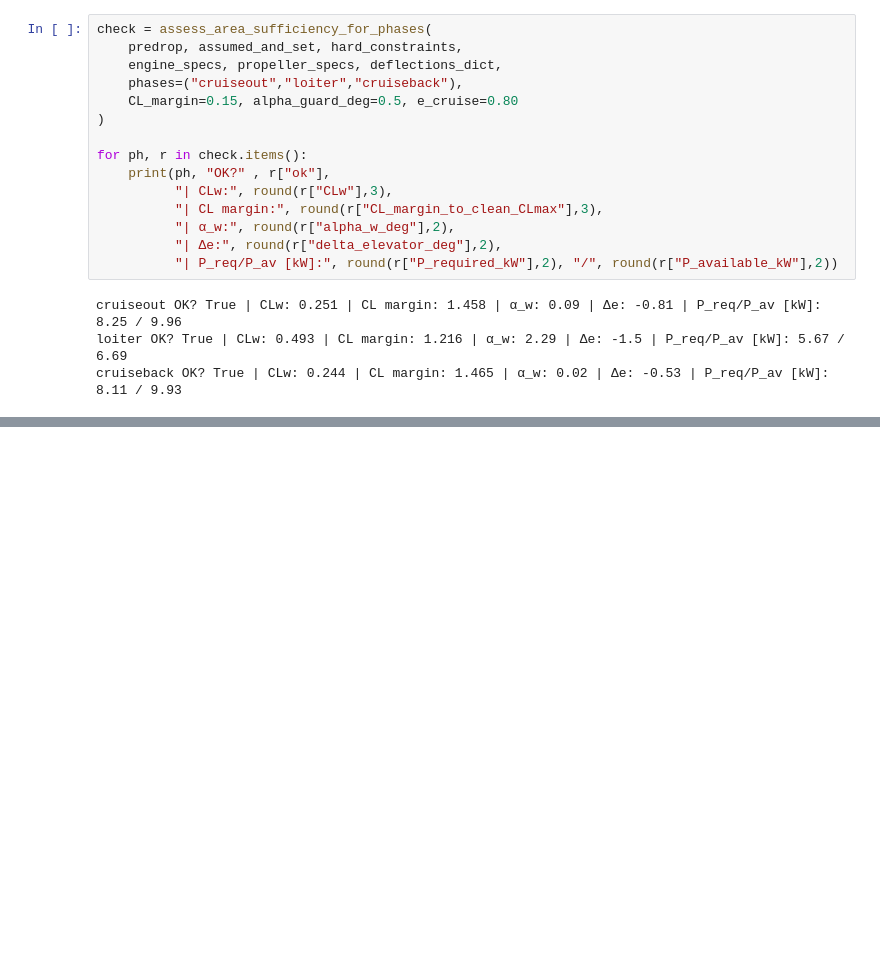
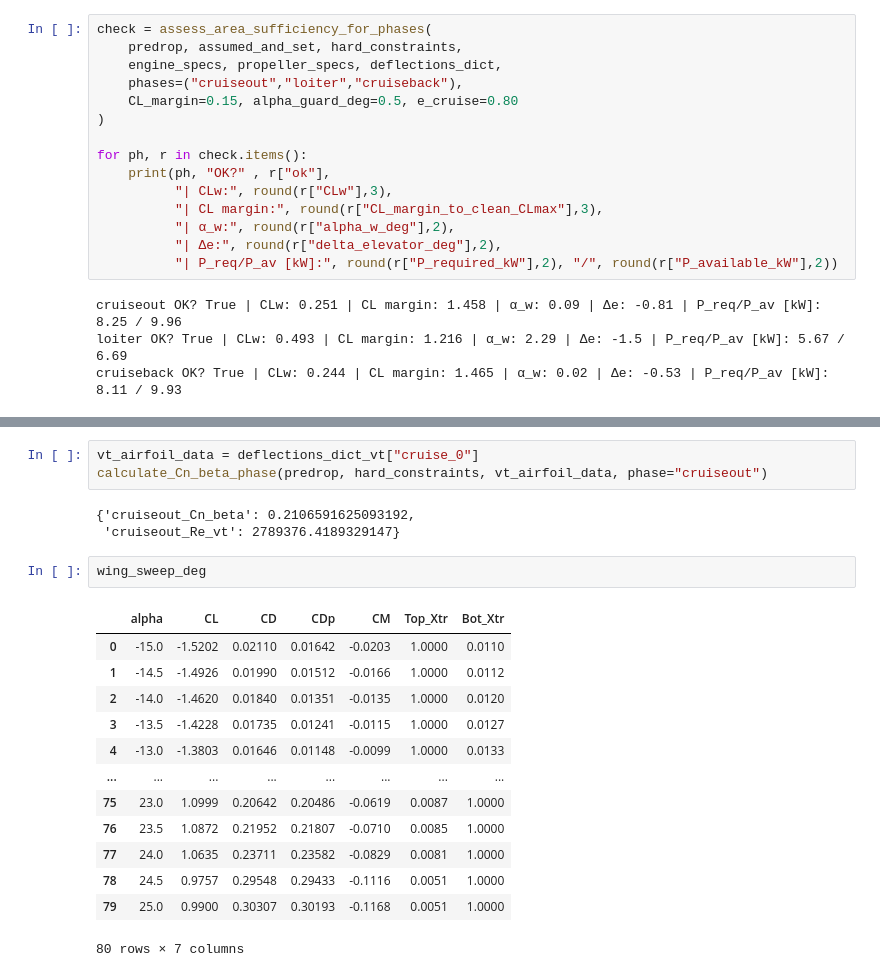
Before and after one commit to staticpwn/UAV, a Jupyter notebook: uav_design_2.ipynb, the cells around one changed output, grey strips where cells are left out. Saved outputs shown, nothing was run; the diff lists cells and outputs as text; blank space fills up the shorter version.

```diff
--- a/uav_design_2.ipynb
+++ b/uav_design_2.ipynb
@@ -1458,0 +1552,22 @@ cruiseback OK? True | CLw: 0.244 | CL margin: 1.465 | α_w: 0.02 | Δe: -0.53 |
+# %%
+vt_airfoil_data = deflections_dict_vt["cruise_0"]
+calculate_Cn_beta_phase(predrop, hard_constraints, vt_airfoil_data, phase="cruiseout")
+# %% [output]
+{'cruiseout_Cn_beta': 0.2106591625093192,
+ 'cruiseout_Re_vt': 2789376.4189329147}
+# %%
+wing_sweep_deg
+# %% [output]
+|  | alpha | CL | CD | CDp | CM | Top_Xtr | Bot_Xtr |
+| 0 | -15.0 | -1.5202 | 0.02110 | 0.01642 | -0.0203 | 1.0000 | 0.0110 |
+| 1 | -14.5 | -1.4926 | 0.01990 | 0.01512 | -0.0166 | 1.0000 | 0.0112 |
+| 2 | -14.0 | -1.4620 | 0.01840 | 0.01351 | -0.0135 | 1.0000 | 0.0120 |
+| 3 | -13.5 | -1.4228 | 0.01735 | 0.01241 | -0.0115 | 1.0000 | 0.0127 |
+| 4 | -13.0 | -1.3803 | 0.01646 | 0.01148 | -0.0099 | 1.0000 | 0.0133 |
+| ... | ... | ... | ... | ... | ... | ... | ... |
+| 75 | 23.0 | 1.0999 | 0.20642 | 0.20486 | -0.0619 | 0.0087 | 1.0000 |
+| 76 | 23.5 | 1.0872 | 0.21952 | 0.21807 | -0.0710 | 0.0085 | 1.0000 |
+| 77 | 24.0 | 1.0635 | 0.23711 | 0.23582 | -0.0829 | 0.0081 | 1.0000 |
+| 78 | 24.5 | 0.9757 | 0.29548 | 0.29433 | -0.1116 | 0.0051 | 1.0000 |
+| 79 | 25.0 | 0.9900 | 0.30307 | 0.30193 | -0.1168 | 0.0051 | 1.0000 |
+80 rows × 7 columns
```
Also changed, not shown: parts of 4 cells of this notebook.
